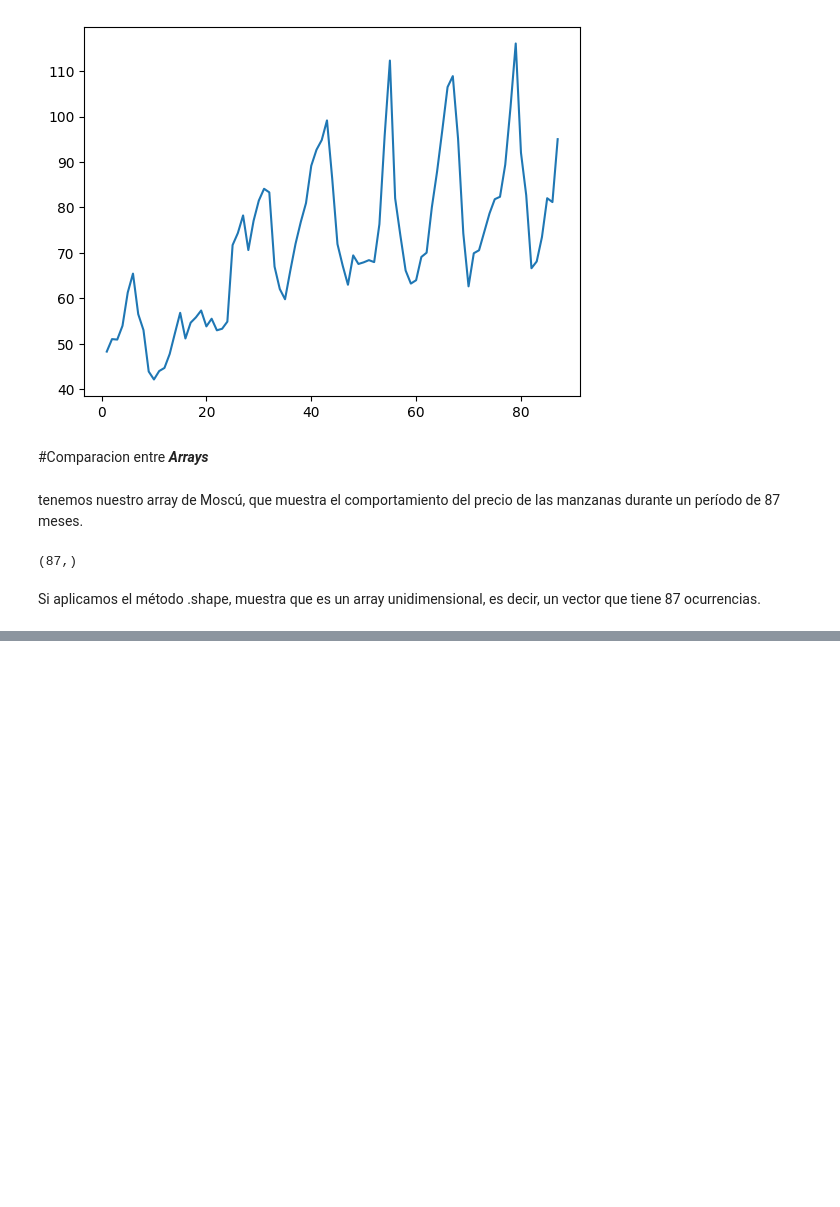
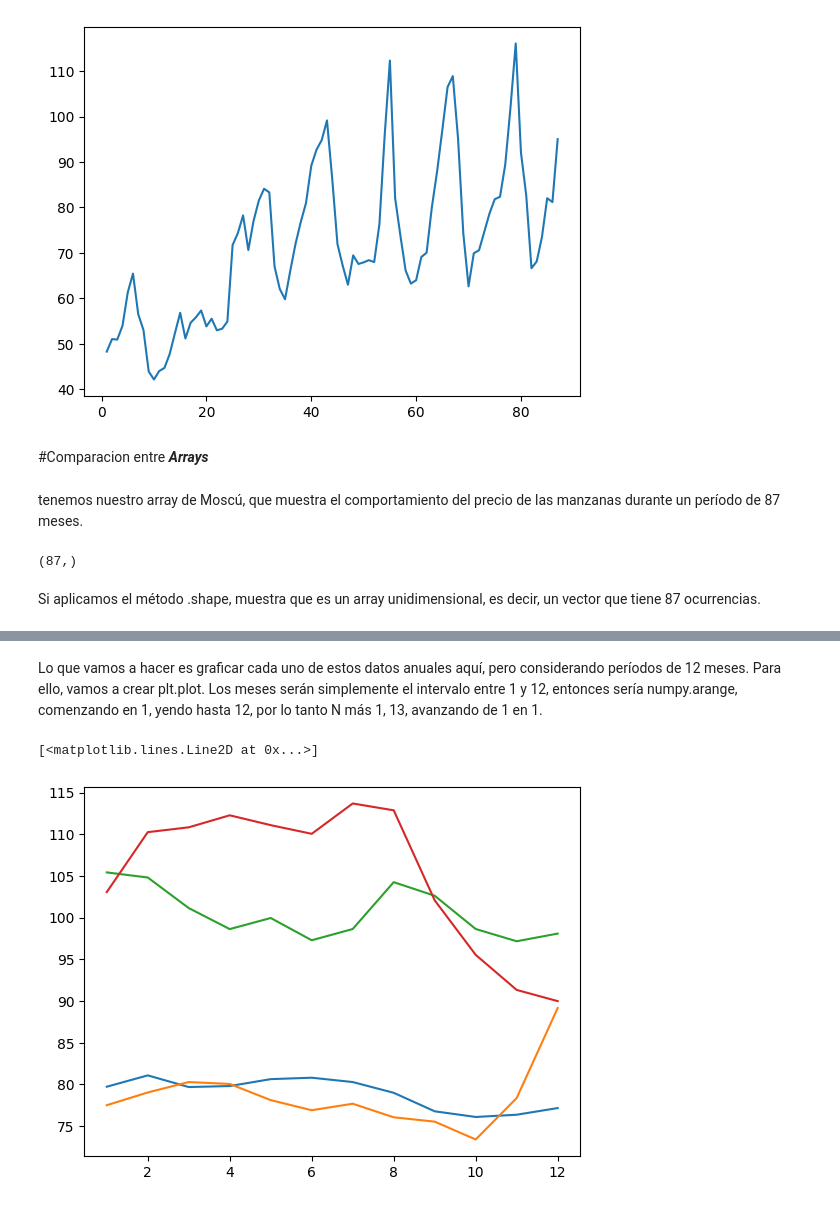
Before and after one commit to jorgevillegazz/Aprendiendo_ETL, a Jupyter notebook: NumPy.ipynb, the cells around one changed output, grey strips where cells are left out. Saved outputs shown, nothing was run; the diff lists cells and outputs as text; code cells hidden in the pictures; blank space fills up the shorter version.

```diff
--- a/NumPy.ipynb
+++ b/NumPy.ipynb
@@ -296,0 +306,15 @@ moscu.shape
+# %%
+moscu_1 = moscu[0:12]
+moscu_2 = moscu[12:24]
+moscu_3 = moscu[24:36]
+moscu_4 = moscu[36:48]
+# %% [markdown]
+Lo que vamos a hacer es graficar cada uno de estos datos anuales aquí, pero considerando períodos de 12 meses. Para ello, vamos a crear plt.plot. Los meses serán simplemente el intervalo entre 1 y 12, entonces sería numpy.arange, comenzando en 1, yendo hasta 12, por lo tanto N más 1, 13, avanzando de 1 en 1.
+# %%
+plt.plot(np.arange(1,13,1),moscu_1)
+plt.plot(np.arange(1,13,1),moscu_2)
+plt.plot(np.arange(1,13,1),moscu_3)
+plt.plot(np.arange(1,13,1),moscu_4)
+# %% [output]
+[<matplotlib.lines.Line2D at 0x...>]
+[figure, added]
```
Also changed, not shown: parts of 11 cells of this notebook.
